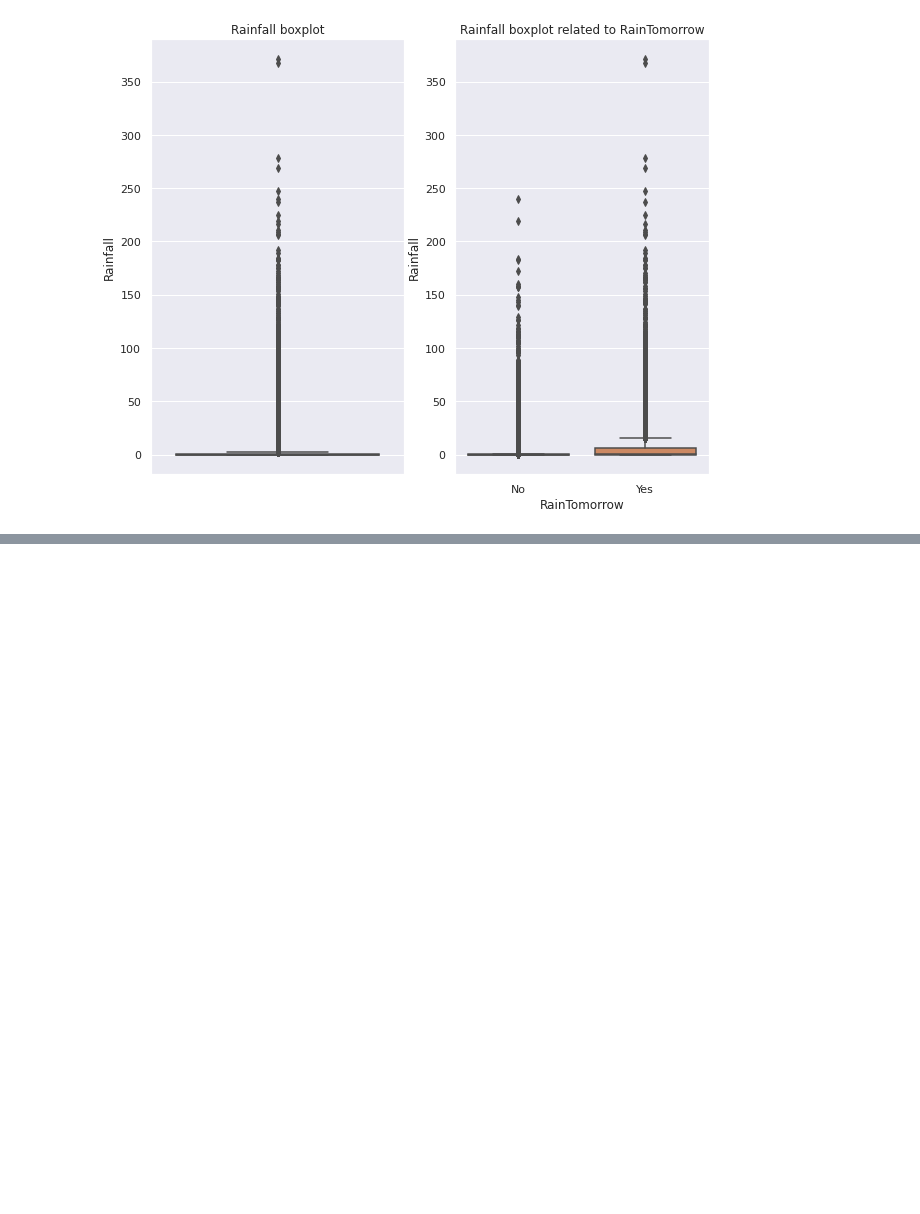
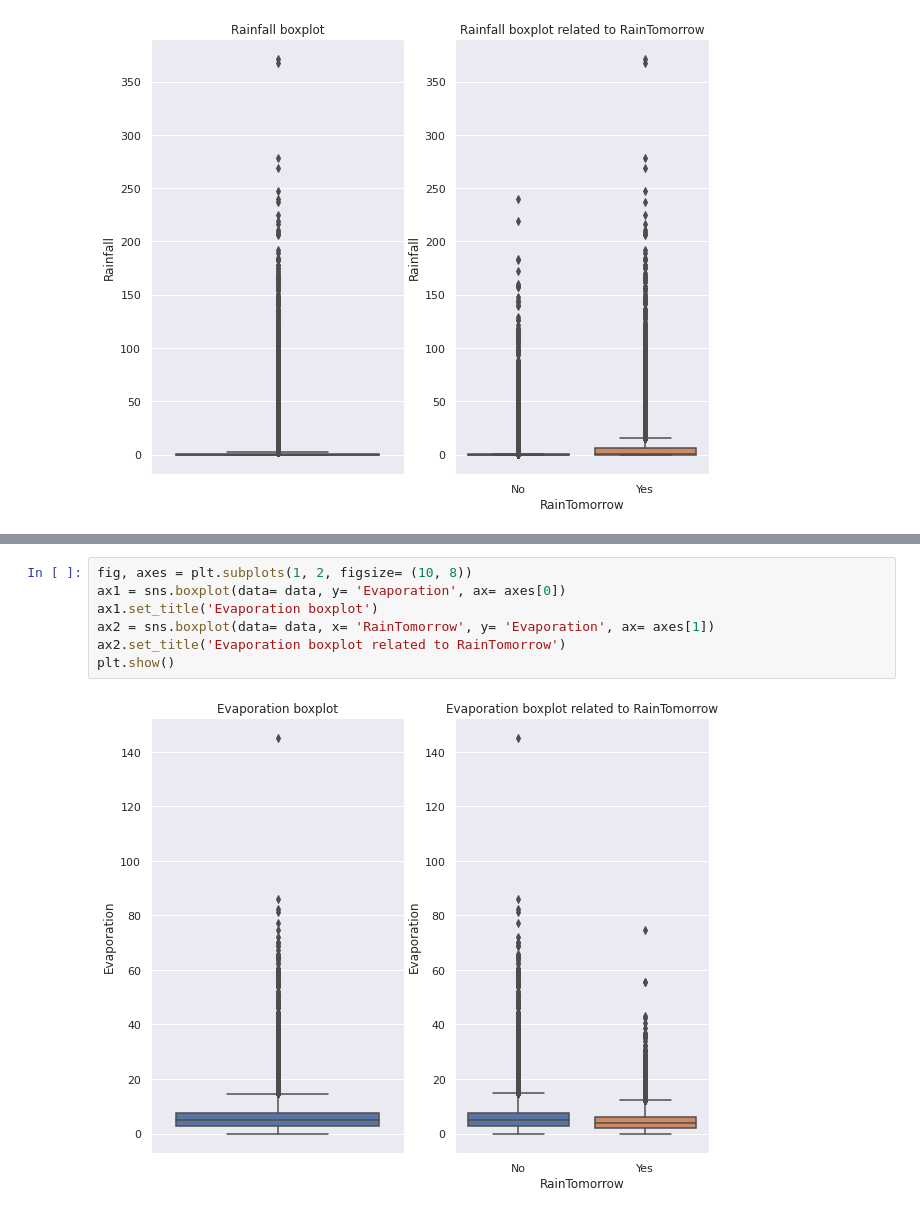
Before and after one commit to DamodaraBarbosa/machine_learning_studies, a Jupyter notebook: Rain_Australia_Prediction.ipynb, the cells around one changed output, grey strips where cells are left out. Drawn from its saved outputs; the diff is of its cells as text; blank space fills up the shorter version.

```diff
--- a/Rain_Australia_Prediction.ipynb
+++ b/Rain_Australia_Prediction.ipynb
@@ -296,0 +374,9 @@ plt.show()
+# %%
+fig, axes = plt.subplots(1, 2, figsize= (10, 8))
+ax1 = sns.boxplot(data= data, y= 'Evaporation', ax= axes[0])
+ax1.set_title('Evaporation boxplot')
+ax2 = sns.boxplot(data= data, x= 'RainTomorrow', y= 'Evaporation', ax= axes[1])
+ax2.set_title('Evaporation boxplot related to RainTomorrow')
+plt.show()
+# %% [output]
+[figure, added]
```
Also changed, not shown: parts of 42 cells of this notebook.
